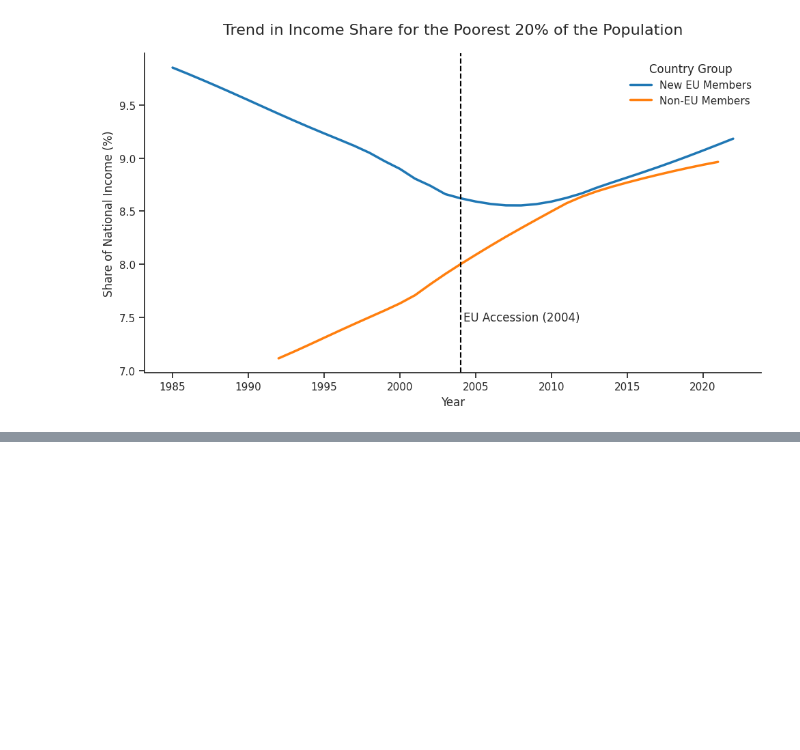
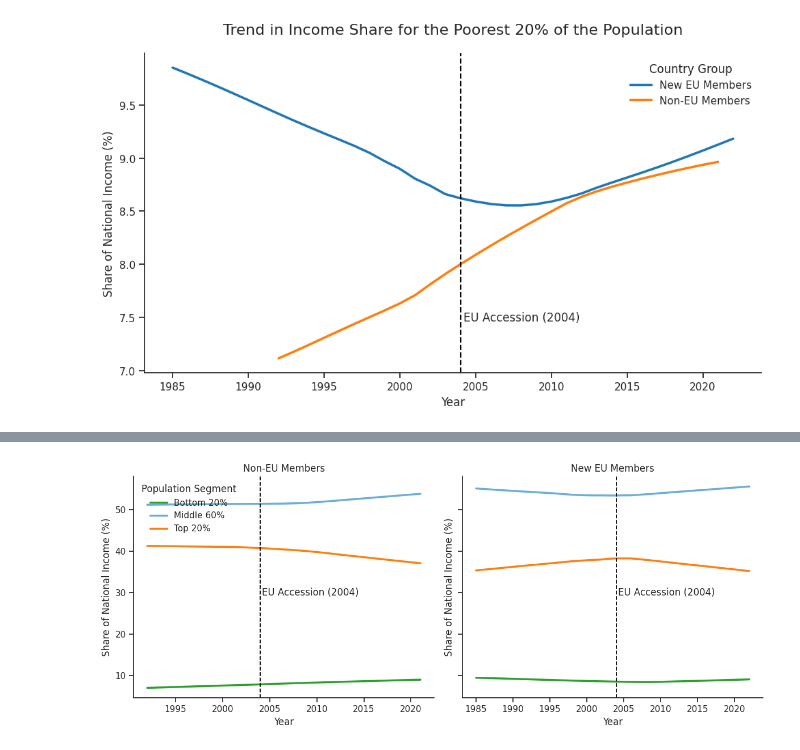
Before and after one commit to MarusR/CIRS_dataset, a Jupyter notebook: notebooks/01_poverty_headcount.ipynb, the cells around one changed output, grey strips where cells are left out. Cells and saved outputs as stored; diff of their text form; code cells hidden in the pictures; blank space fills up the shorter version.

```diff
--- a/notebooks/01_poverty_headcount.ipynb
+++ b/notebooks/01_poverty_headcount.ipynb
@@ -324,0 +382,31 @@ plt.show()
+# %%
+fig, axes = plt.subplots(1, 2, figsize=(12, 5), sharey=True)
+palette = {"Bottom 20%": "#2ca02c", "Middle 60%": "#6baed6", "Top 20%": "#ff7f0e"}
+
+for ax, grp in zip(axes, ["Non‑EU Members", "New EU Members"]):
+    subset = shares_long[shares_long["group"] == grp]
+    for seg, g in subset.groupby("segment"):
+        sns.regplot(
+            data=g,
+            x="year",
+            y="share",
+            lowess=True,
+            ci=None,
+            scatter=False,
+            label=seg,
+            color=palette[seg],
+            line_kws={"lw": 2.5},
+            ax=ax,
+        )
+    ax.axvline(ACCESSION_YEAR, color="black", linestyle="--", lw=1.3)
+    ax.text(ACCESSION_YEAR + 0.2, 30, f"EU Accession ({ACCESSION_YEAR})", va="center")
+    ax.set_title(grp)
+    ax.set_xlabel("Year")
+    ax.set_ylabel("Share of National Income (%)")
+
+axes[0].legend(title="Population Segment", frameon=False, loc="upper left")
+sns.despine()
+plt.tight_layout()
+plt.show()
+# %% [output]
+[figure, added]
```
Also changed, not shown: parts of 8 cells of this notebook, 2 other files.
